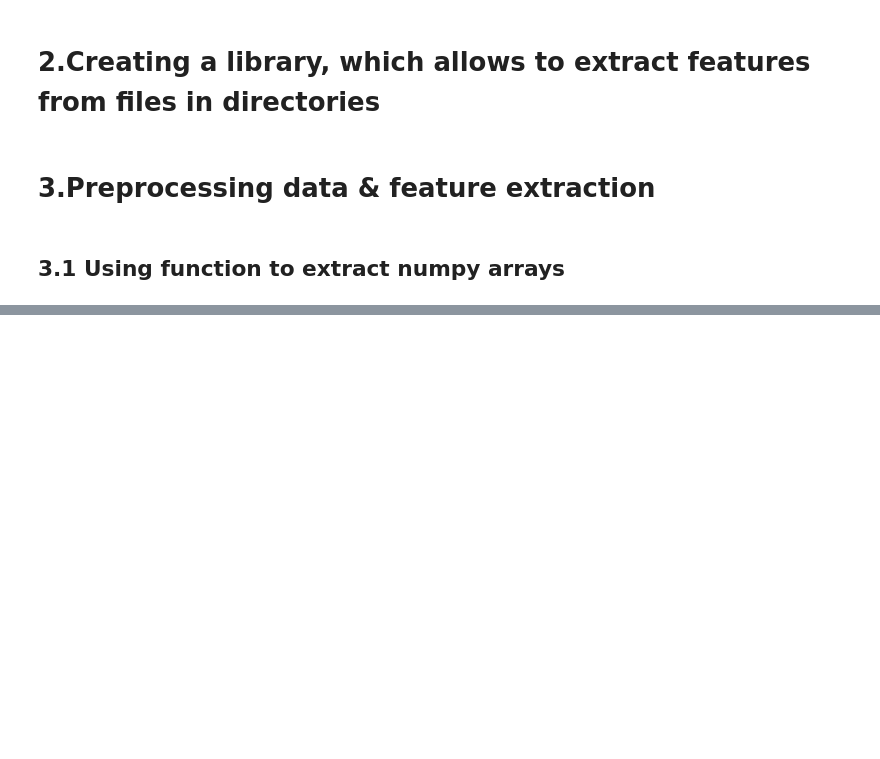
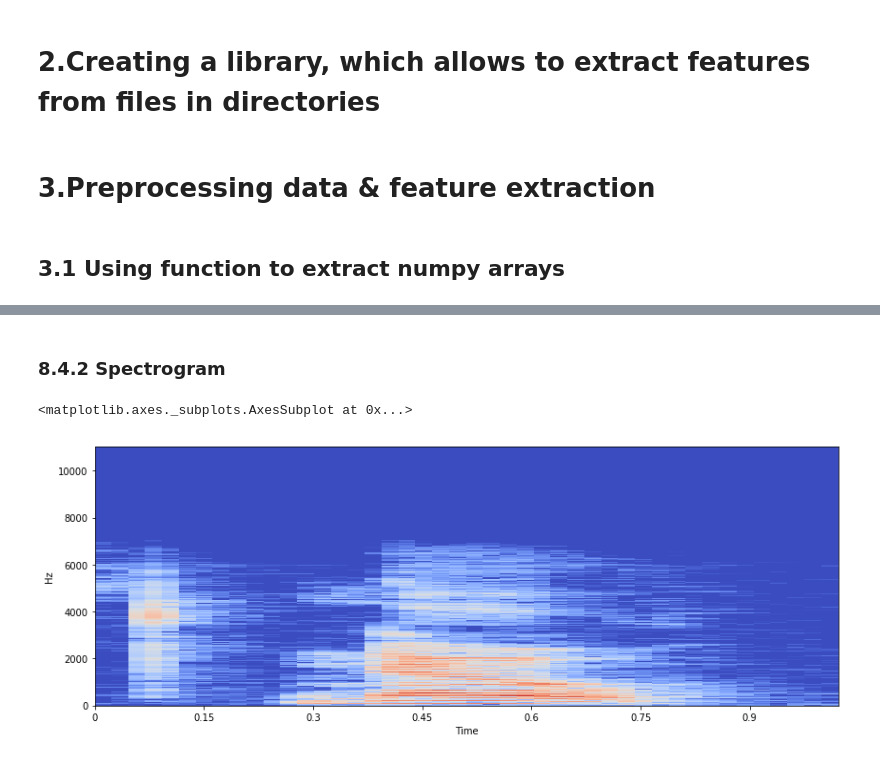
Before and after one commit to lukasy09/KernelDatabase.py, a Jupyter notebook: AudioRecognition&RNN/AudioDataGenerator.ipynb, the cells around one changed output, grey strips where cells are left out. Drawn from its saved outputs; the diff is of its cells as text; code cells hidden in the pictures; blank space fills up the shorter version.

```diff
--- a/AudioRecognition&RNN/AudioDataGenerator.ipynb
+++ b/AudioRecognition&RNN/AudioDataGenerator.ipynb
@@ -189,0 +246,10 @@ array([[9.8801452e-01, 3.5792016e-07]], dtype=float32)
+# %% [markdown]
+### 8.4.2 Spectrogram
+# %%
+X = librosa.stft(x)
+Xdb = librosa.amplitude_to_db(abs(X))
+plt.figure(figsize=(14, 5))
+librosa.display.specshow(Xdb, sr=sr, x_axis='time', y_axis='hz')
+# %% [output]
+<matplotlib.axes._subplots.AxesSubplot at 0x...>
+[figure, added]
```
Also changed, not shown: parts of 26 cells of this notebook, 1 other file.
